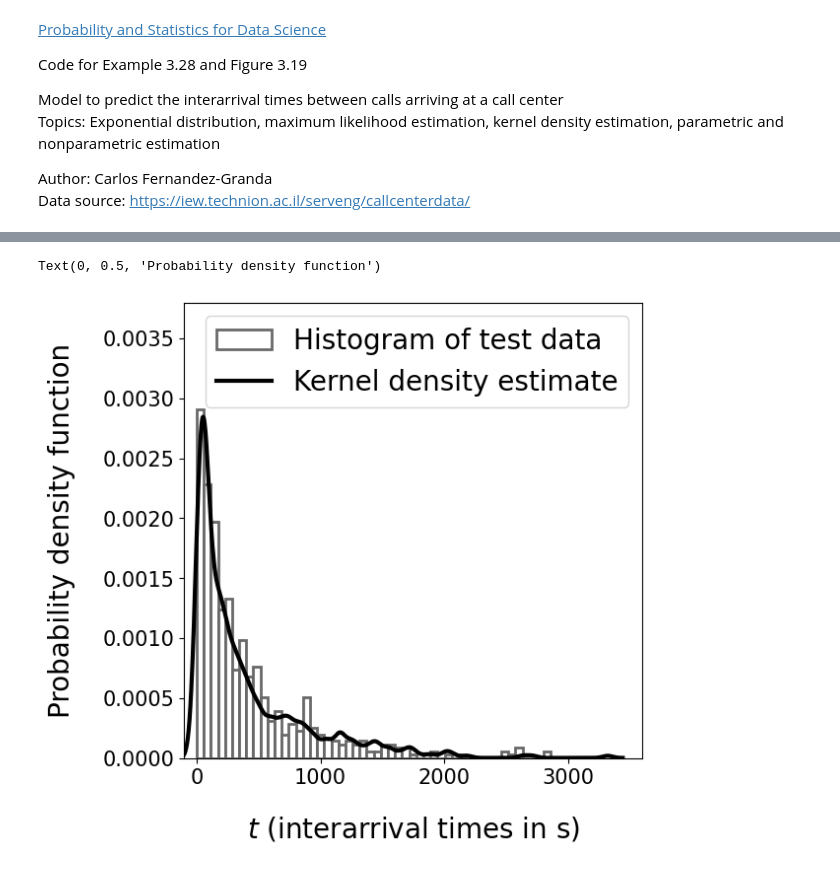
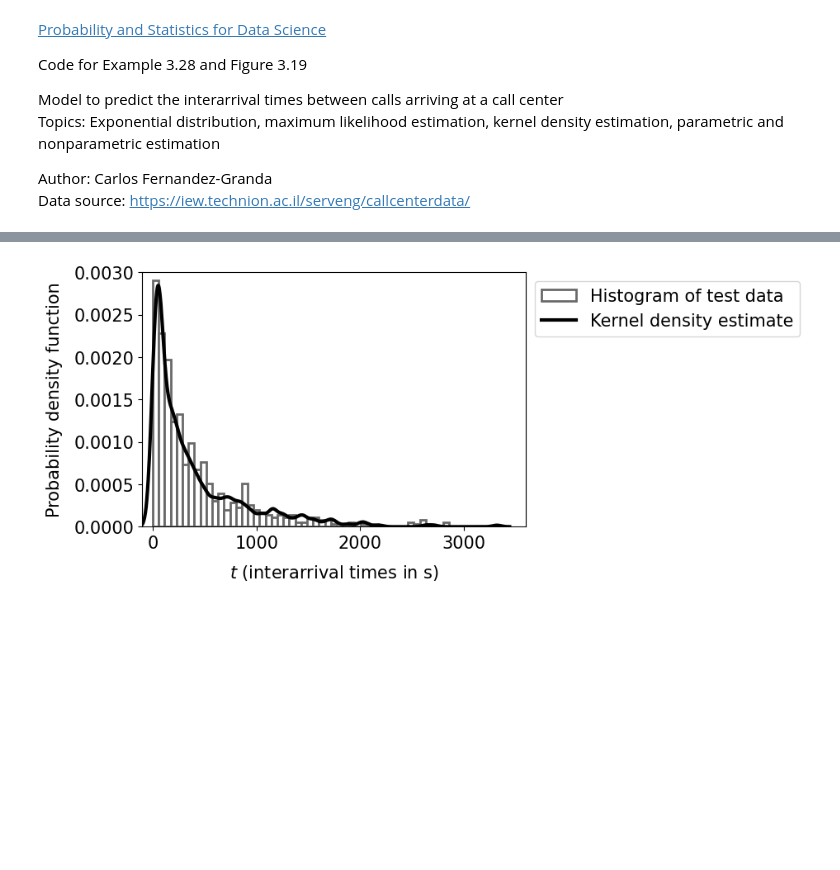
Before and after one commit to cfgranda/ps4ds, a Jupyter notebook: continuous_variables/call_center_interarrival_times.ipynb, the cells around one changed output, grey strips where cells are left out. Saved outputs shown, nothing was run; the diff lists cells and outputs as text; code cells hidden in the pictures; blank space fills up the shorter version.

```diff
--- a/continuous_variables/call_center_interarrival_times.ipynb
+++ b/continuous_variables/call_center_interarrival_times.ipynb
@@ -19,8 +19,8 @@ from scipy.stats import expon
 
 year = 1999
 
-font_size = 20
-font_size_legend = 20
+font_size = 15
+font_size_legend = 15
 font_size_ticks = 15
 
 # Load data
@@ -33,10 +33,5 @@ for number, month in enumerate(months):
     date[month] = data["date"]
     time[month] = data["vru_entry"]
     month_number[month] = number + 1
-print(date["January"][3])
-print(time["January"][10:15])
 hour = time["January"][0].split(":")[0]
-print(hour)
 hour = time["January"][14].split(":")[0]
-print(hour)
-print(month_number["March"])
@@ -158,36 +90,35 @@ Interarrival times
 # %%
 # Nonparametric modeling using kernel density estimation
 training_months = ["January","February","March","April","May","June"]
 test_months = ["July","August","September","October","November","December"]
 time_ini = 6
 time_end = 7
 
 interarrival_times = [0,1000,2000,3000]
 
 verbose = False
 training_data = compute_interarrival_times(training_months,time_ini,time_end,verbose)
 test_data = compute_interarrival_times(test_months,time_ini,time_end,verbose)
 
 n_bins = 50
 bw=0.3
 x_min = 0
 x_max = 3600
-y_max = 0.0038
+y_max = 0.003
 
-plt.figure(figsize=(6,6))
+plt.figure(figsize=(6,4))
 plt.xticks(interarrival_times,fontsize=font_size_ticks)
 plt.yticks(fontsize=font_size_ticks)
 plt.hist(test_data,bins=n_bins,color='white', edgecolor='dimgray',
           linewidth=2,density=True,label="Histogram of test data")
 sns.kdeplot(training_data,bw_adjust=bw,color="black",lw=3,gridsize=1000, legend = False,label="Kernel density estimate")#,color='white', edgecolor='black',linewidth=2)
 plt.xlim([x_min-100,x_max])
 plt.ylim([0,y_max])
-plt.legend(fontsize=font_size)
-plt.xlabel('$t$ (interarrival times in s)',fontsize=font_size,labelpad=20)
-plt.ylabel('Probability density function',fontsize=font_size,labelpad=20)
+plt.legend(fontsize=font_size,bbox_to_anchor=(1, 1), loc='upper left', ncol=1)
+plt.xlabel('$t$ (interarrival times in s)',fontsize=font_size,labelpad=10)
+plt.ylabel('Probability density function',fontsize=font_size,labelpad=10);
 # %% [output]
-Text(0, 0.5, 'Probability density function')
-[figure, old version]
+[figure, new version]
 # %%
 x_min = 0
 x_max = 3600
```
Also changed, not shown: parts of 7 cells of this notebook, 2 other files.
